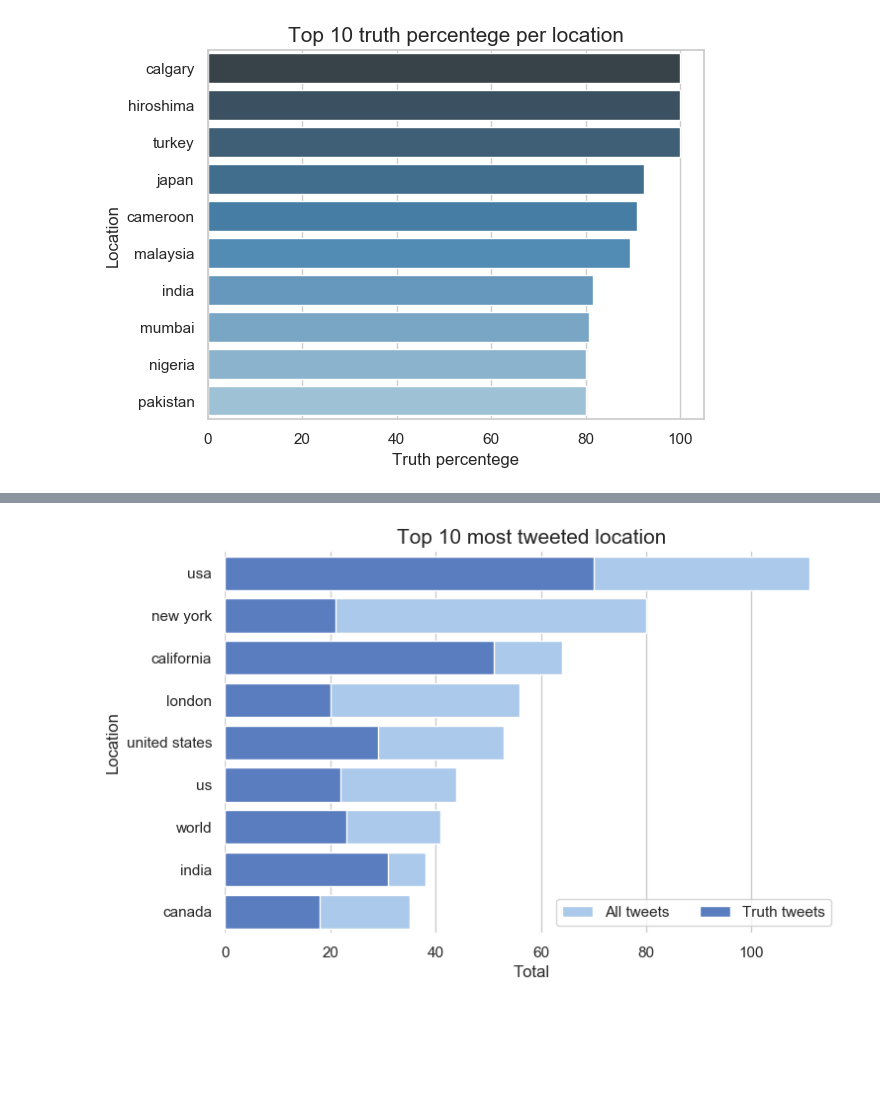
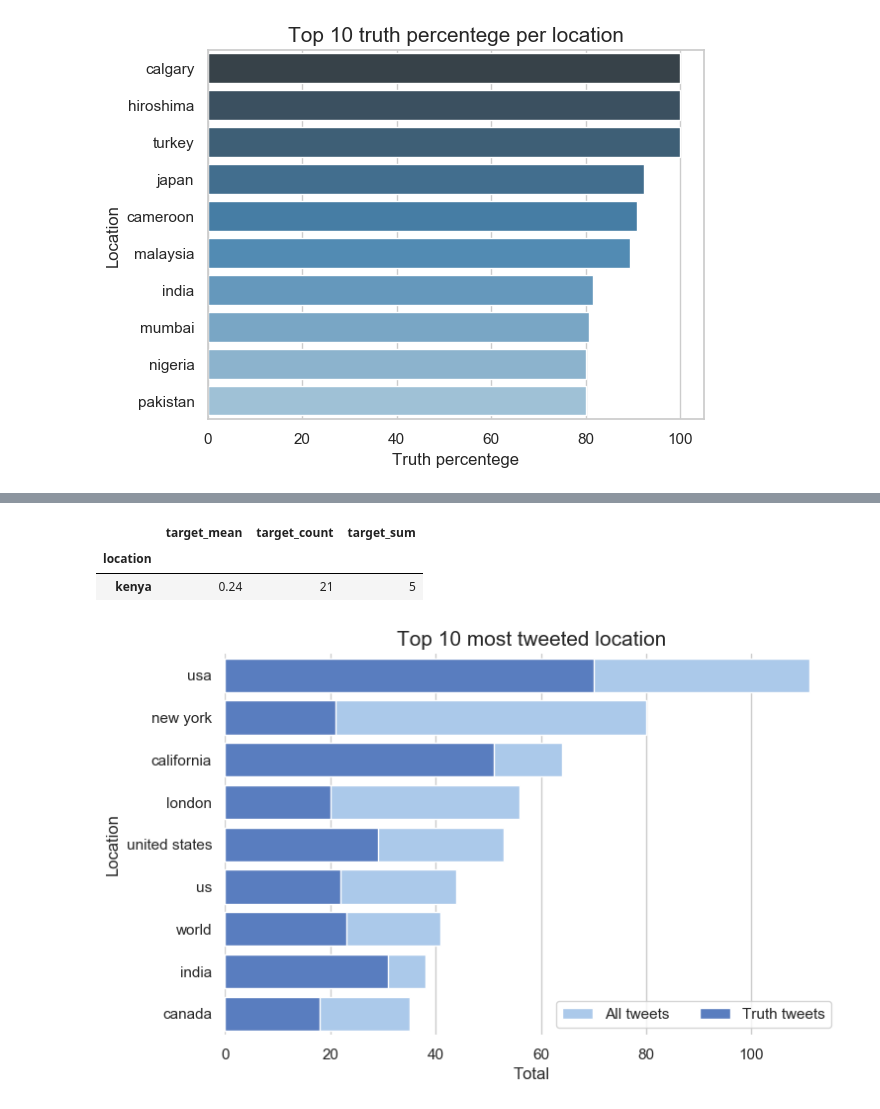
Before and after one commit to d-bizari/Organizacion-de-datos, a Jupyter notebook: TP1.ipynb, the cells around one changed output, grey strips where cells are left out. Cells and saved outputs as stored; diff of their text form; code cells hidden in the pictures; blank space fills up the shorter version.

```diff
--- a/TP1.ipynb
+++ b/TP1.ipynb
@@ -96,3 +111,9 @@ Text(0, 0.5, 'Location')
+# %%
+data_grouped_location.loc[data_grouped_location.index == 'kenya',:]
+# %% [output]
+|  | target_mean | target_count | target_sum |
+| location |  |  |  |
+| kenya | 0.24 | 21 | 5 |
 # %%
 index_most_tweeted = data_grouped_location['target_count'].nlargest(10).index
 index_most_tweeted = index_most_tweeted.drop('unknown') #Ya que en la limpieza de datos determinamos que son valores desconocidos
```
Also changed, not shown: parts of 4 cells of this notebook.
